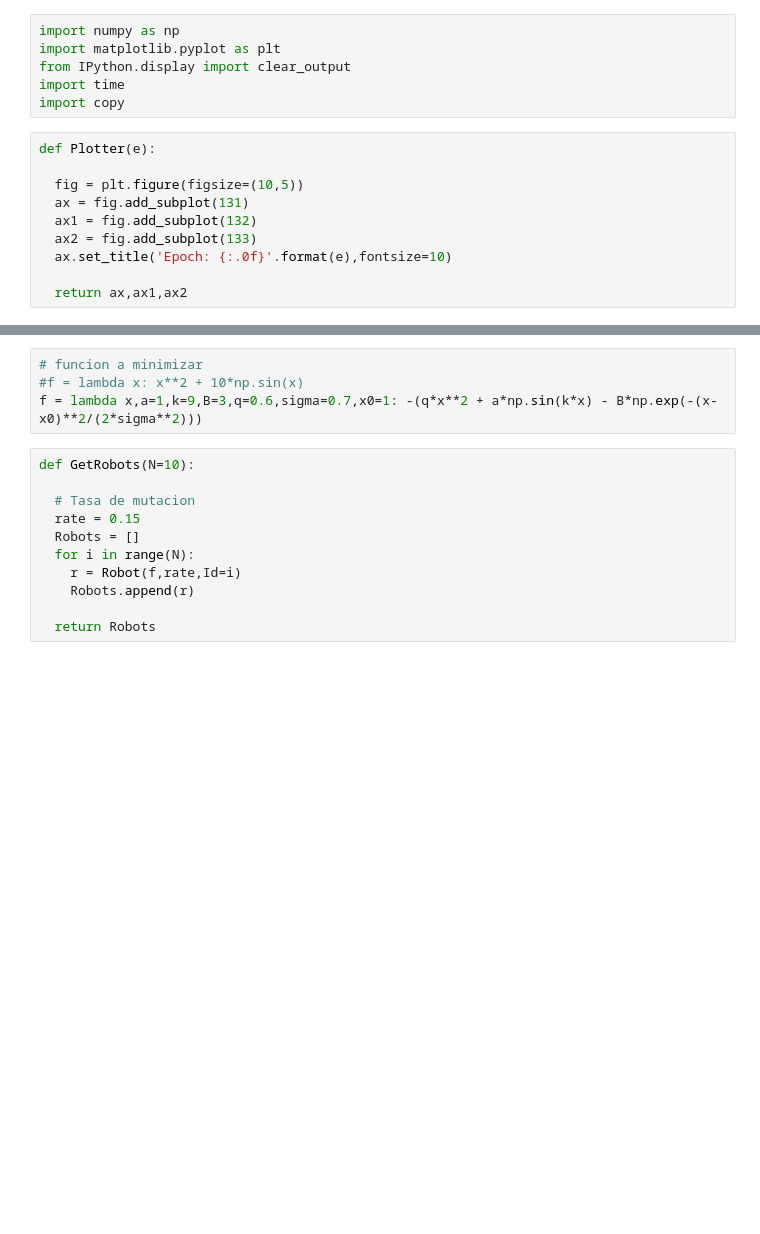
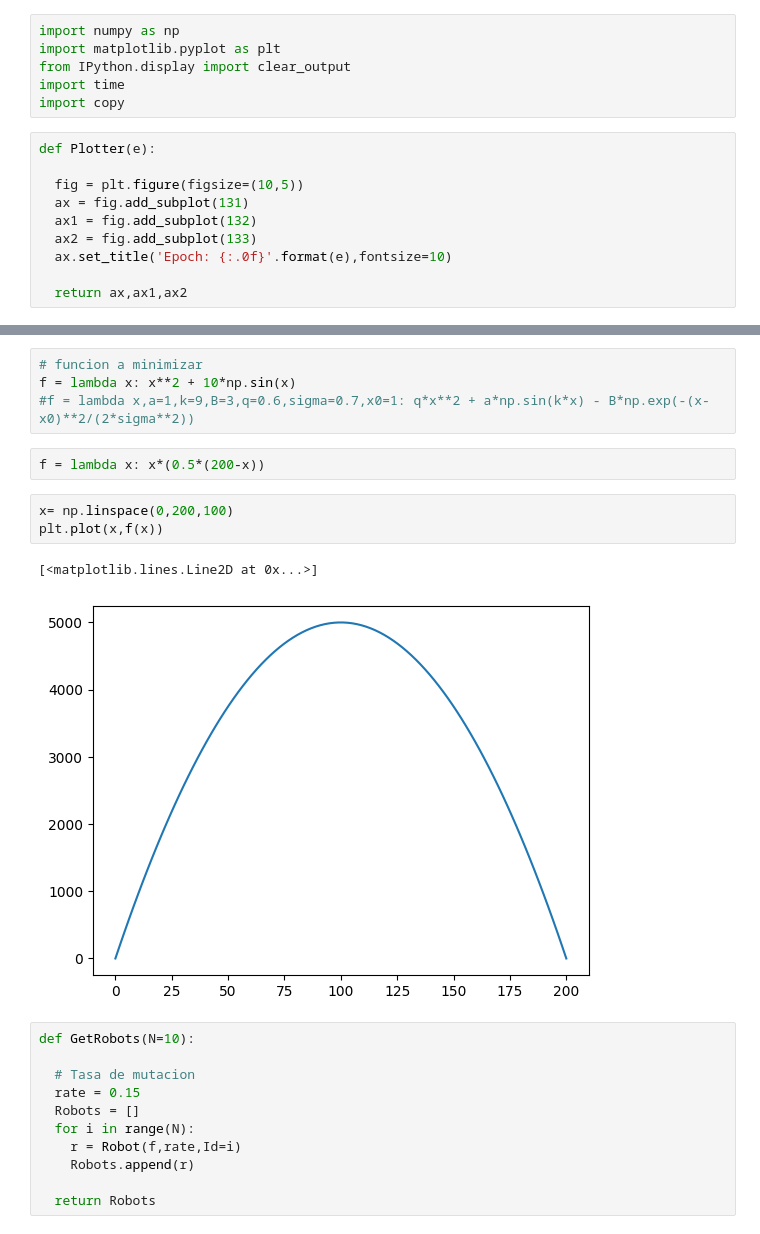
Before and after one commit to asegura4488/MetodosComputacionalesI2025, a Jupyter notebook: ProyectoML/AlgoritmoEvolutivo.ipynb, the cells around one changed output, grey strips where cells are left out. Cells and saved outputs as stored; diff of their text form; blank space fills up the shorter version.

```diff
--- a/ProyectoML/AlgoritmoEvolutivo.ipynb
+++ b/ProyectoML/AlgoritmoEvolutivo.ipynb
@@ -51,8 +51,16 @@ class Robot:
       return f"Robot {self.Id}"
 # %%
 # funcion a minimizar
-#f = lambda x: x**2 + 10*np.sin(x)
-f = lambda x,a=1,k=9,B=3,q=0.6,sigma=0.7,x0=1: -(q*x**2 + a*np.sin(k*x) - B*np.exp(-(x-x0)**2/(2*sigma**2)))
+f = lambda x: x**2 + 10*np.sin(x)
+#f = lambda x,a=1,k=9,B=3,q=0.6,sigma=0.7,x0=1: q*x**2 + a*np.sin(k*x) - B*np.exp(-(x-x0)**2/(2*sigma**2))
+# %%
+f = lambda x: x*(0.5*(200-x))
+# %%
+x= np.linspace(0,200,100)
+plt.plot(x,f(x))
+# %% [output]
+[<matplotlib.lines.Line2D at 0x...>]
+[figure, added]
 # %%
 def GetRobots(N=10):
 
```
Also changed, not shown: parts of 5 cells of this notebook.
